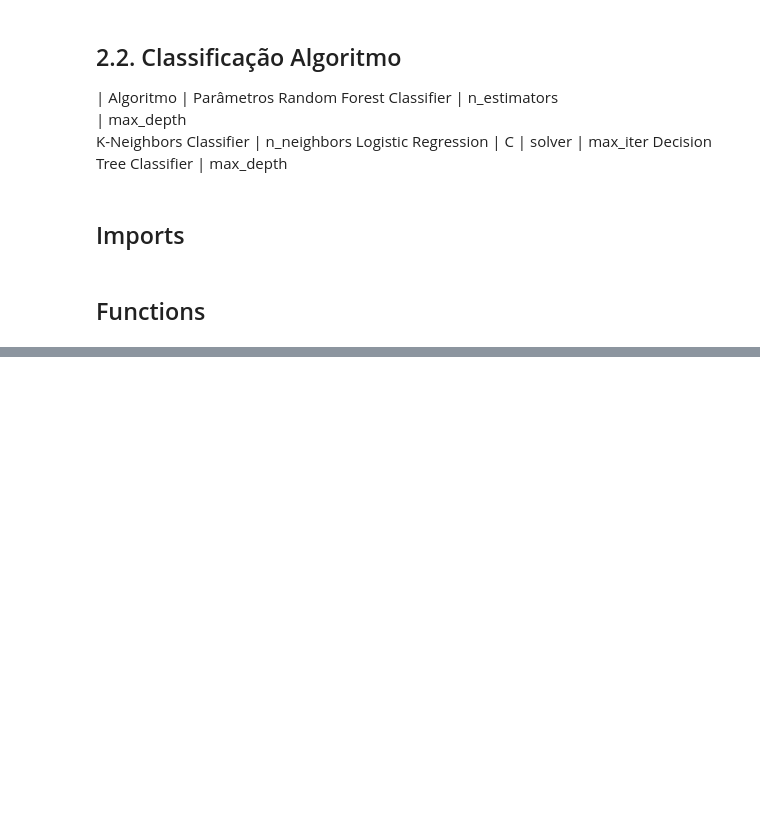
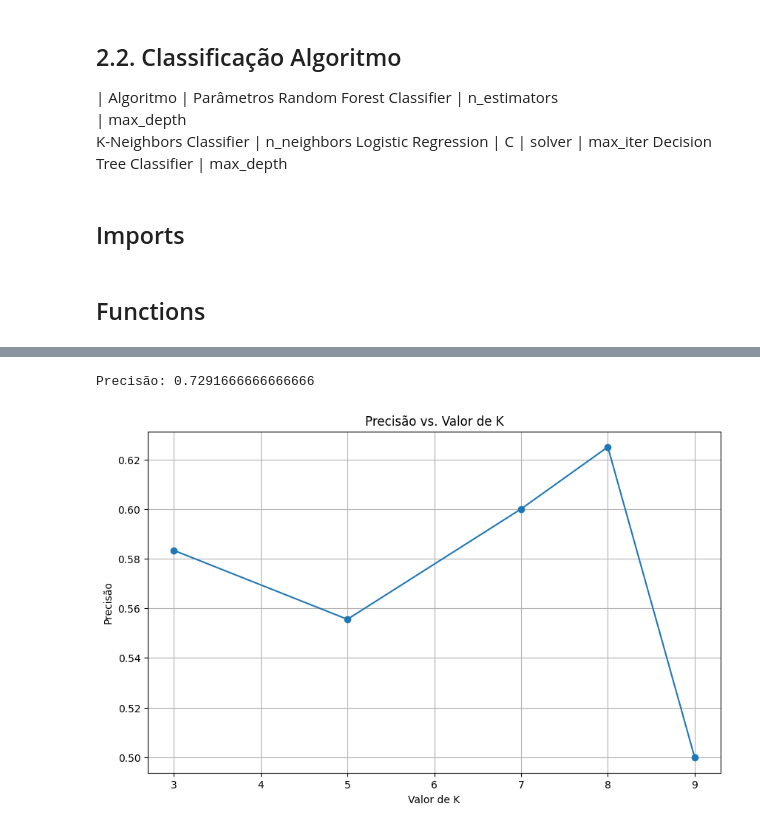
Before and after one commit to HallanMiranda/Machine_Learning, a Jupyter notebook: Classificacao/pa_class.ipynb, the cells around one changed output, grey strips where cells are left out. Cells and saved outputs as stored; diff of their text form; code cells hidden in the pictures; blank space fills up the shorter version.

```diff
--- a/Classificacao/pa_class.ipynb
+++ b/Classificacao/pa_class.ipynb
@@ -43,6 +49,2 @@ y_validation = pd.read_csv("../dataset_class/y_validation.csv")
 X_test = pd.read_csv("../dataset_class/X_test.csv")
 y_test = pd.read_csv("../dataset_class/y_test.csv")
-# %%
-# Modelo KNN
-
-k = 3
@@ -160,0 +113,24 @@ Logistic Regression  0.794202   0.731068  0.830722  0.777716
+# %%
+
+
+# Calcular a precisão
+precision = precision_score(y_true, y_pred)
+print("Precisão:", precision)
+
+# Defina uma lista de valores de k que você deseja testar
+k_values = [ 3, 5, 7, 8, 9]
+
+# Use uma compreensão de lista para calcular as precisões para todos os valores de k
+precisions = [precision_score(y_test, KNeighborsClassifier(n_neighbors=k).fit(X_train, y_train).predict(X_test)) for k in k_values]
+
+# Crie um gráfico de linha para mostrar as precisões em relação aos valores de k
+plt.figure(figsize=(10, 6))
+plt.plot(k_values, precisions, marker='o', linestyle='-')
+plt.title('Precisão vs. Valor de K')
+plt.xlabel('Valor de K')
+plt.ylabel('Precisão')
+plt.grid(True)
+plt.show()
+# %% [output]
+Precisão: 0.7291666666666666
+[figure, added]
```
Also changed, not shown: parts of 18 cells of this notebook, 2 other files.
